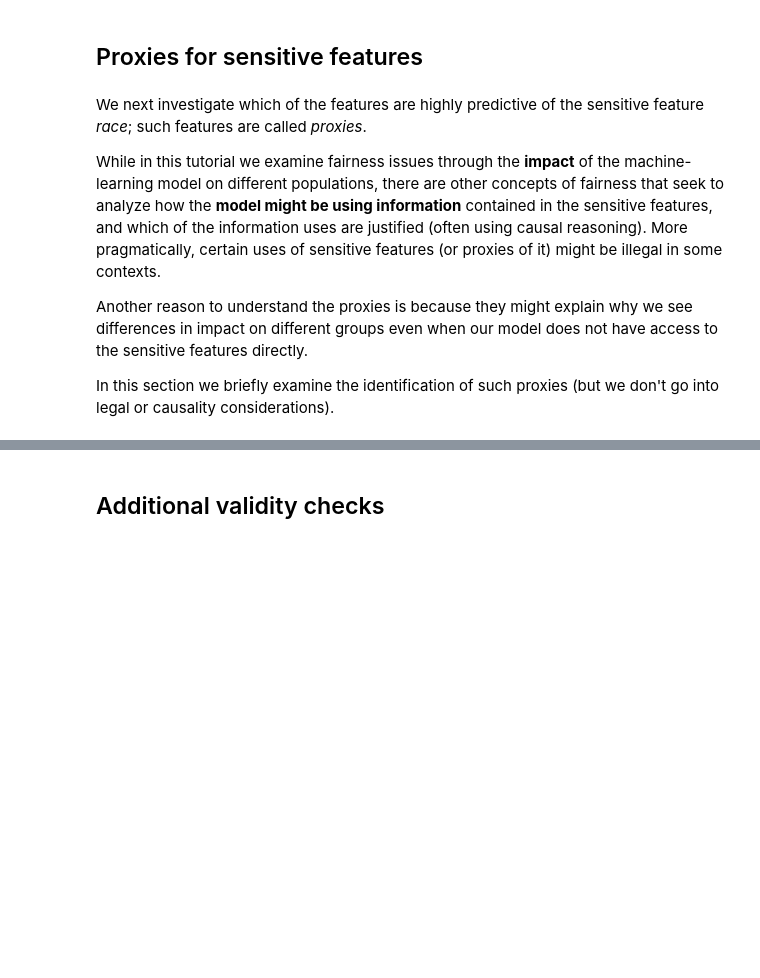
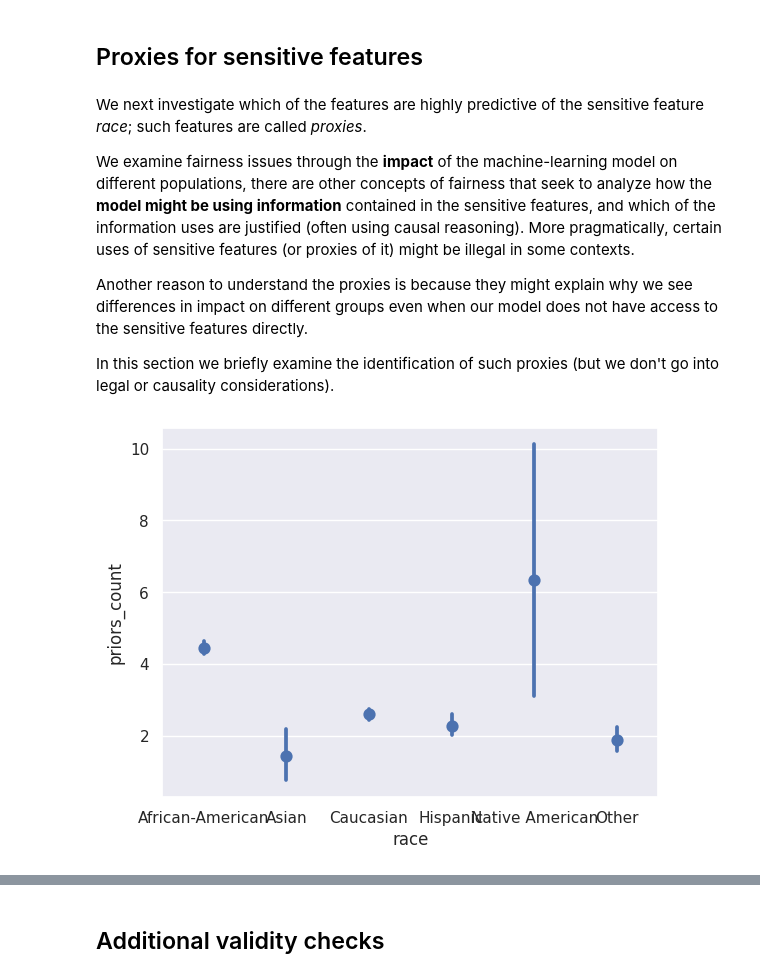
Before and after one commit to nokks/Fairness, a Jupyter notebook: 2021_scipy_tutorial/fairness-in-AI-systems-student.ipynb, the cells around one changed output, grey strips where cells are left out. Cells and saved outputs as stored; diff of their text form; code cells hidden in the pictures; blank space fills up the shorter version.

```diff
--- a/2021_scipy_tutorial/fairness-in-AI-systems-student.ipynb
+++ b/2021_scipy_tutorial/fairness-in-AI-systems-student.ipynb
@@ -770,8 +800,12 @@ recidivism by race # label variance by race, ;
 # %% [markdown]
 We next investigate which of the features are highly predictive of the sensitive feature *race*; such features are called *proxies*.
 
-While in this tutorial we examine fairness issues through the **impact** of the machine-learning model on different populations, there are other concepts of fairness that seek to analyze how the **model might be using information** contained in the sensitive features, and which of the information uses are justified (often using causal reasoning). More pragmatically, certain uses of sensitive features (or proxies of it) might be illegal in some contexts.
+We examine fairness issues through the **impact** of the machine-learning model on different populations, there are other concepts of fairness that seek to analyze how the **model might be using information** contained in the sensitive features, and which of the information uses are justified (often using causal reasoning). More pragmatically, certain uses of sensitive features (or proxies of it) might be illegal in some contexts.
 
 Another reason to understand the proxies is because they might explain why we see differences in impact on different groups even when our model does not have access to the sensitive features directly.
 
 In this section we briefly examine the identification of such proxies (but we don't go into legal or causality considerations).
+# %%
+sns.pointplot(y="priors_count", x="race", data=df, errorbar=('ci', 95), linestyle='none');
+# %% [output]
+[figure, added]
```
Also changed, not shown: parts of 34 cells of this notebook.
